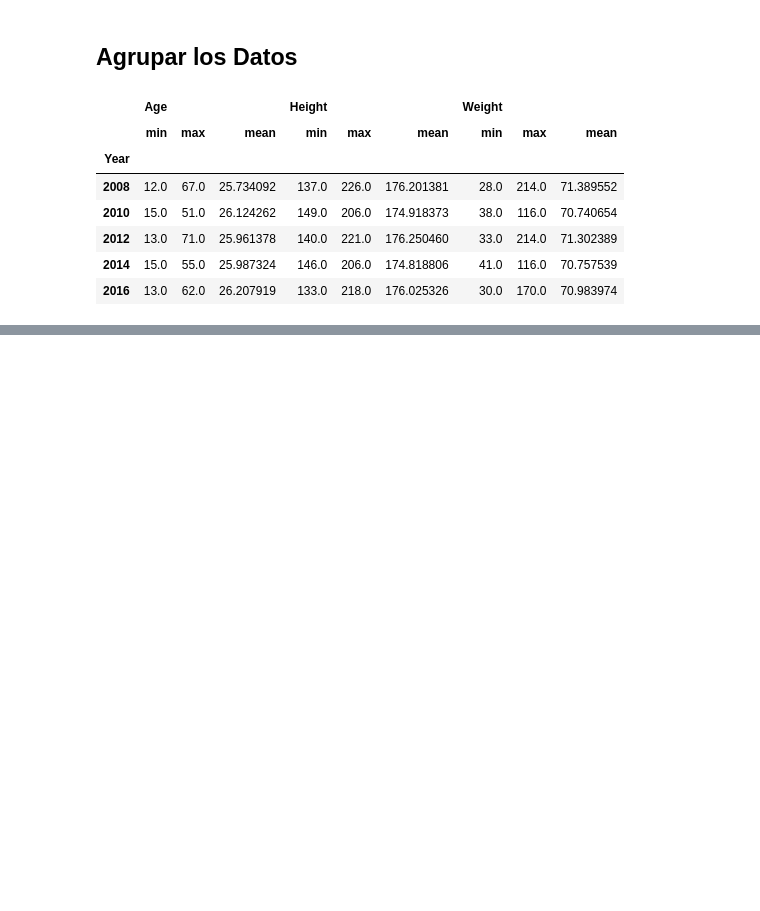
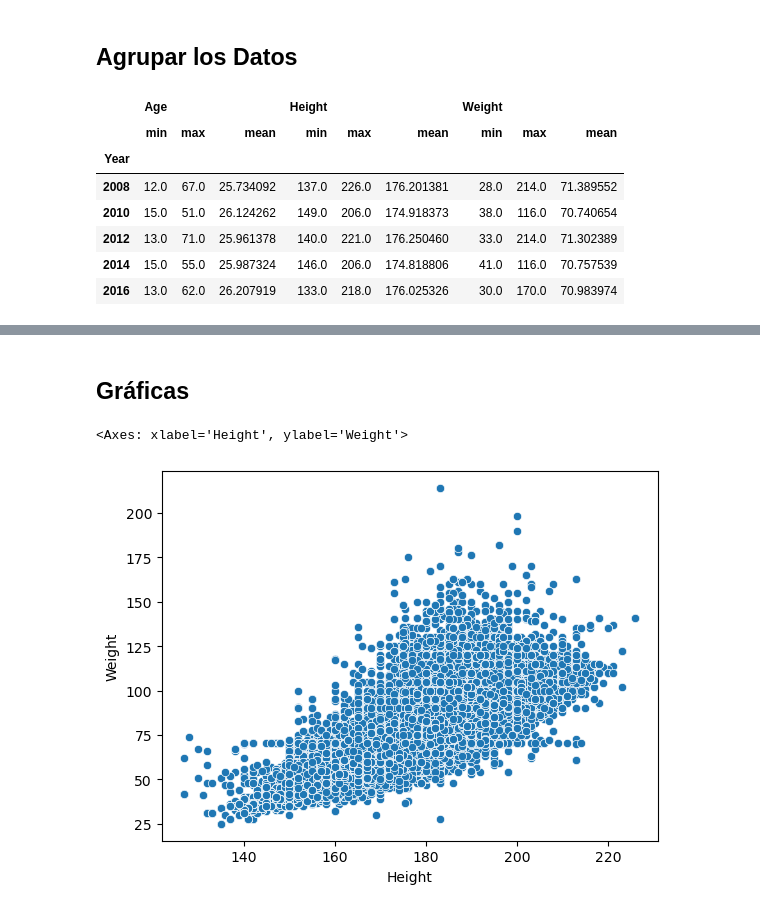
Before and after one commit to ChristianLaraa/Data, a Jupyter notebook: proyecto1/EDA_JO.ipynb, the cells around one changed output, grey strips where cells are left out. Saved outputs shown, nothing was run; the diff lists cells and outputs as text; code cells hidden in the pictures; blank space fills up the shorter version.

Commit message:
final dataAnalysis

```diff
--- a/proyecto1/EDA_JO.ipynb
+++ b/proyecto1/EDA_JO.ipynb
@@ -268,0 +306,7 @@ data.groupby("Year")[["Age", "Height", "Weight"]].agg(["min", "max", "mean"]).ta
+# %% [markdown]
+## Gráficas
+# %%
+sns.scatterplot(data = data, x = "Height", y = "Weight")
+# %% [output]
+<Axes: xlabel='Height', ylabel='Weight'>
+[figure, added]
```
Also changed, not shown: parts of 16 cells of this notebook.
